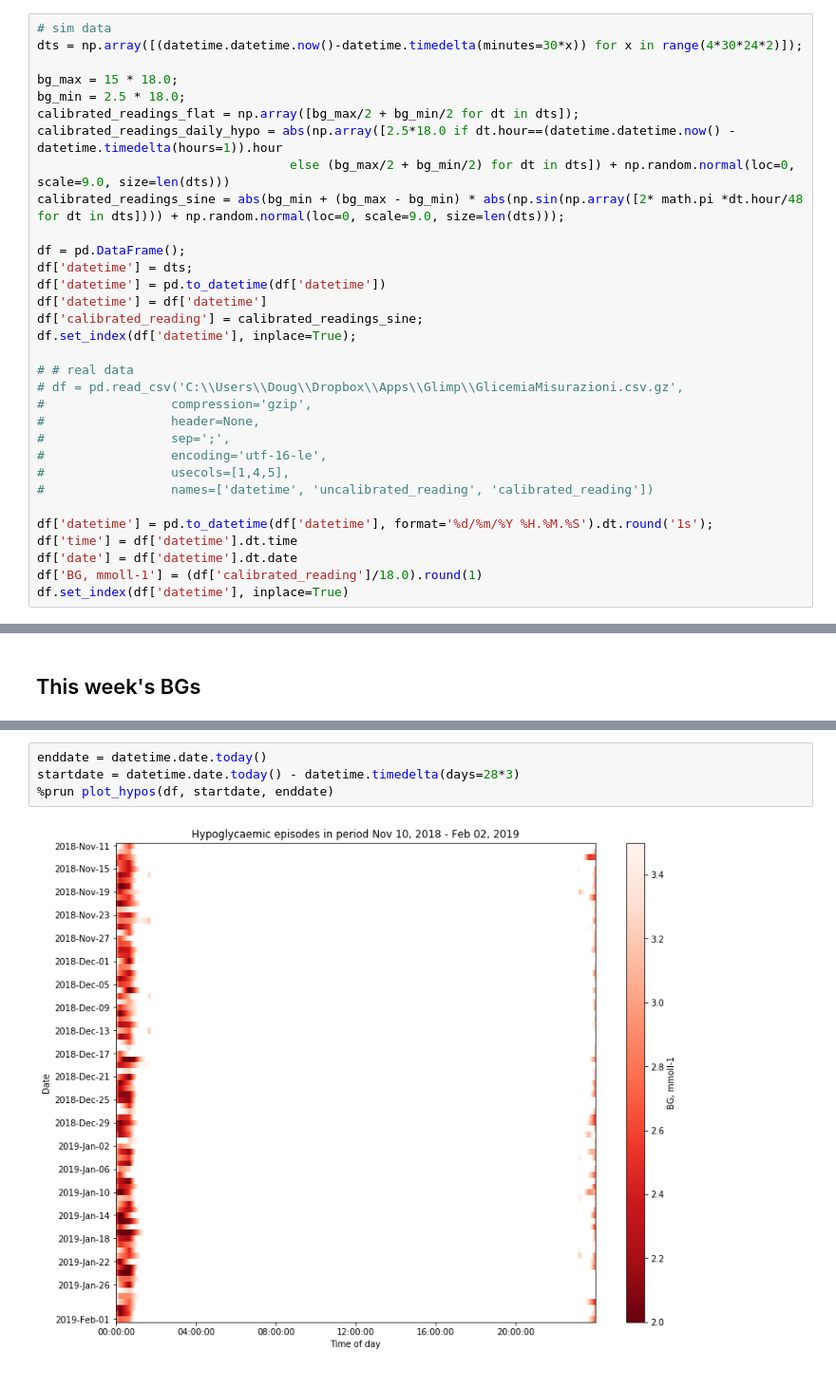
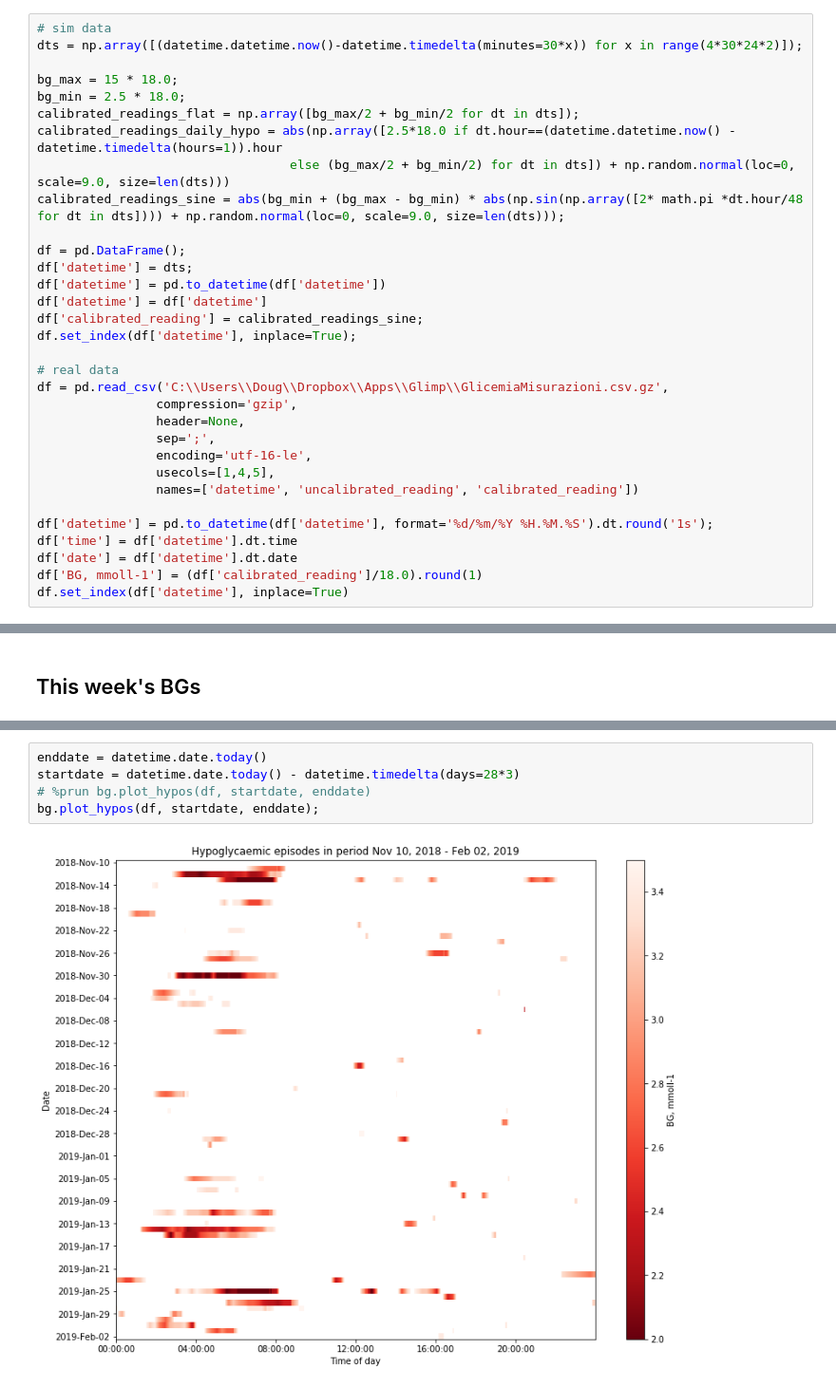
Before and after one commit to dougkelly88/blood-sugar-visualisation, a Jupyter notebook: BG visualisation.ipynb, the cells around one changed output, grey strips where cells are left out. Shown at 95% size. Cells and saved outputs as stored; diff of their text form.

```diff
--- a/BG visualisation.ipynb
+++ b/BG visualisation.ipynb
@@ -32,14 +32,14 @@ df['datetime'] = df['datetime']
 df['calibrated_reading'] = calibrated_readings_sine;
 df.set_index(df['datetime'], inplace=True);
 
-# # real data
-# df = pd.read_csv('C:\\Users\\Doug\\Dropbox\\Apps\\Glimp\\GlicemiaMisurazioni.csv.gz',
-#                 compression='gzip',
-#                 header=None,
-#                 sep=';',
-#                 encoding='utf-16-le',
-#                 usecols=[1,4,5],
-#                 names=['datetime', 'uncalibrated_reading', 'calibrated_reading'])
+# real data
+df = pd.read_csv('C:\\Users\\Doug\\Dropbox\\Apps\\Glimp\\GlicemiaMisurazioni.csv.gz',
+                compression='gzip',
+                header=None,
+                sep=';',
+                encoding='utf-16-le',
+                usecols=[1,4,5],
+                names=['datetime', 'uncalibrated_reading', 'calibrated_reading'])
 
 df['datetime'] = pd.to_datetime(df['datetime'], format='%d/%m/%Y %H.%M.%S').dt.round('1s');
 df['time'] = df['datetime'].dt.time
@@ -229,6 +105,7 @@ def plot_hypos(df, startdate, enddate=datetime.date.today(), hypo_max_bg=3.5):
 # %%
 enddate = datetime.date.today()
 startdate = datetime.date.today() - datetime.timedelta(days=28*3)
-%prun plot_hypos(df, startdate, enddate)
+# %prun bg.plot_hypos(df, startdate, enddate)
+bg.plot_hypos(df, startdate, enddate);
 # %% [output]
-[figure, old version]
+[figure, new version]
```
Also changed, not shown: parts of 8 cells of this notebook, 1 other file.
